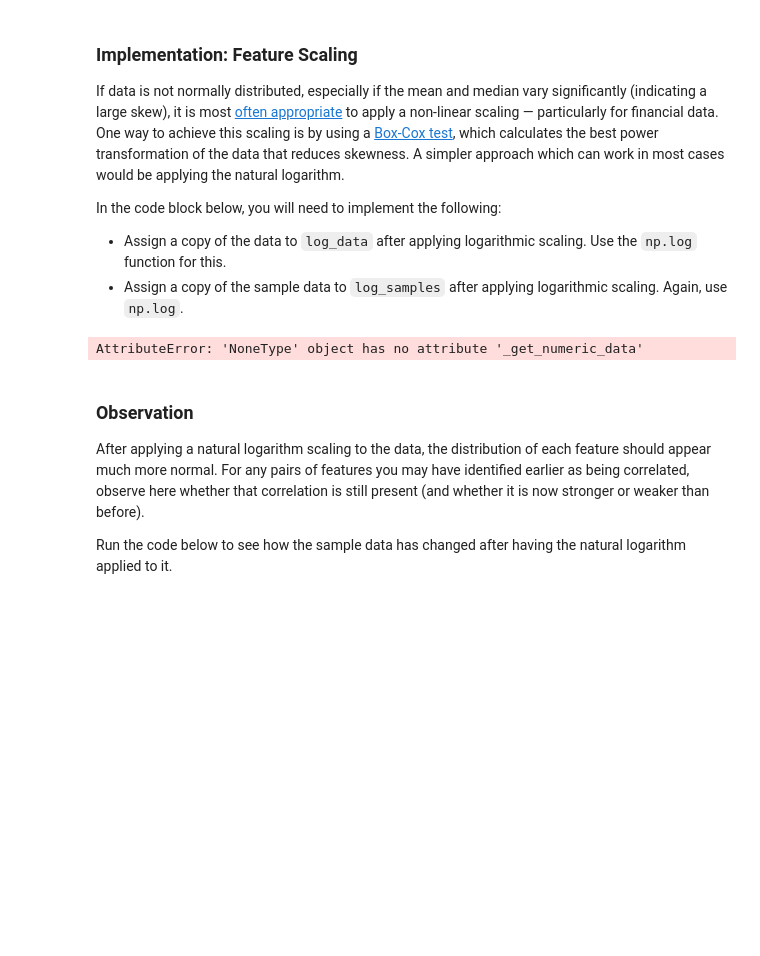
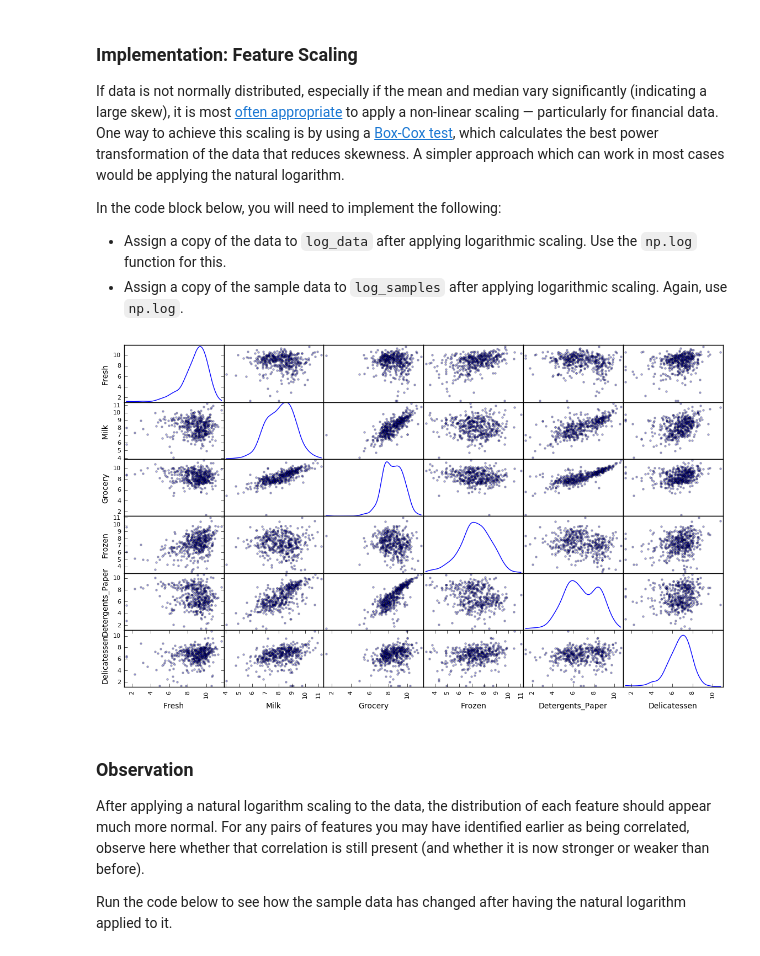
Before and after one commit to kayfuku/MLND_Udacity, a Jupyter notebook: customer_segments/customer_segments.ipynb, the cells around one changed output. Drawn from its saved outputs; the diff is of its cells as text; code cells hidden in the pictures; blank space fills up the shorter version.

```diff
--- a/customer_segments/customer_segments.ipynb
+++ b/customer_segments/customer_segments.ipynb
@@ -203,15 +202,15 @@ In the code block below, you will need to implement the following:
  - Assign a copy of the sample data to `log_samples` after applying logarithmic scaling. Again, use `np.log`.
 # %%
 # TODO: Scale the data using the natural logarithm
-log_data = None
+log_data = data.apply(lambda x: np.log(x + 1))
 
 # TODO: Scale the sample data using the natural logarithm
-log_samples = None
+log_samples = samples.apply(lambda x: np.log(x + 1))
 
 # Produce a scatter matrix for each pair of newly-transformed features
 pd.scatter_matrix(log_data, alpha = 0.3, figsize = (14,8), diagonal = 'kde');
 # %% [output]
-AttributeError: 'NoneType' object has no attribute '_get_numeric_data'
+[figure, added]
 # %% [markdown]
 ### Observation
 After applying a natural logarithm scaling to the data, the distribution of each feature should appear much more normal. For any pairs of features you may have identified earlier as being correlated, observe here whether that correlation is still present (and whether it is now stronger or weaker than before).
```
Also changed, not shown: parts of 14 cells of this notebook.
